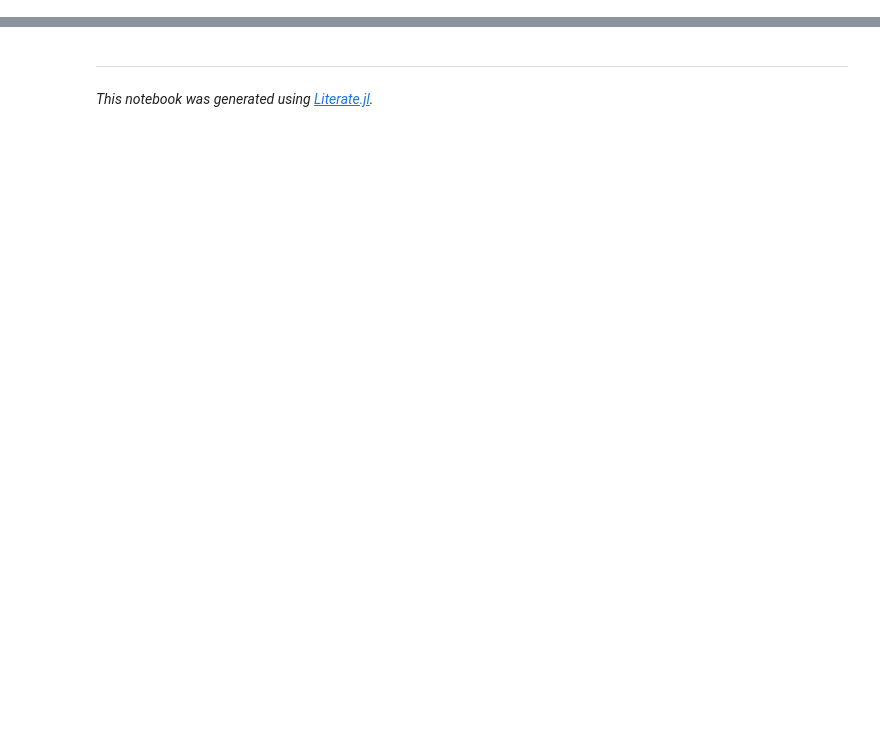
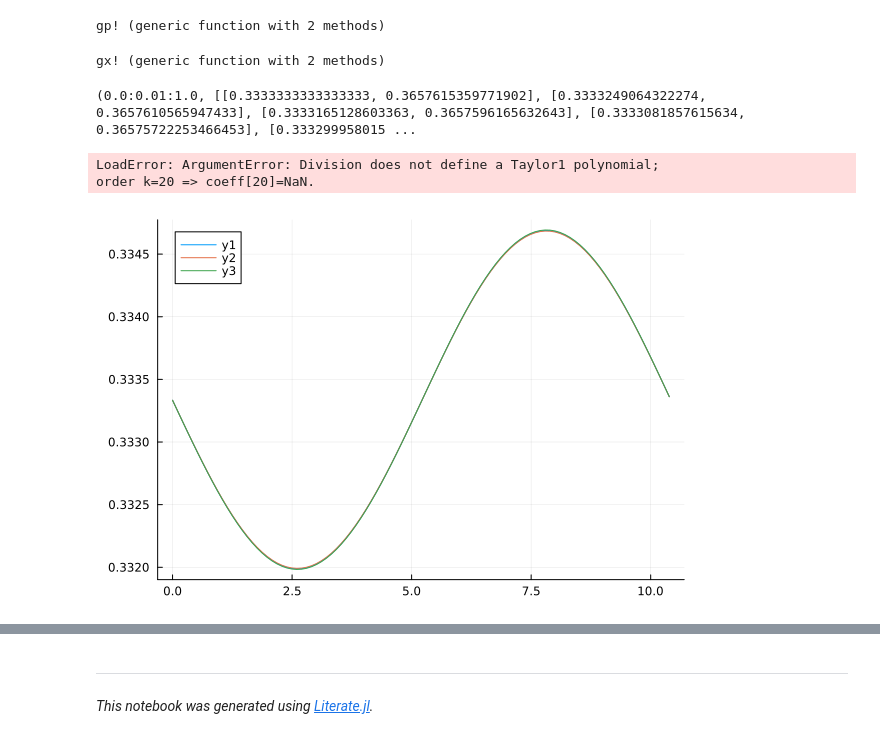
Before and after one commit to LeosEquation/SSFC2024, a Jupyter notebook: examples/Predator-Prey model/Predator-Prey.ipynb, the cells around one changed output, grey strips where cells are left out. Cells and saved outputs as stored; diff of their text form; code cells hidden in the pictures; blank space fills up the shorter version.

```diff
--- a/examples/Predator-Prey model/Predator-Prey.ipynb
+++ b/examples/Predator-Prey model/Predator-Prey.ipynb
@@ -118,0 +229,15 @@ end
+# %%
+function gp!(dx,x,p,t)
+    if typeof(p) == Float64
+        h = (1.e-16)^(1/3) * norm(p)
+    else
+        h = (1.e-16)^(1/3) * norm(p(0.0))
+    end
+    dx_b = copy(x)
+    g!(dx_b,x,p-h,t)
+    dx_f = copy(x)
+    g!(dx_f,x,p+h,t)
+
+    dx .= (dx_f - dx_b) / (2*h)
+
+end
@@ -118,0 +262,49 @@ end
+# %%
+function gp!(dx::Vector{Taylor1},x::Vector{Taylor1},p,t)
+    s = Taylor1(2)
+    r = Taylor1([0.0,0.0],2)
+    g!(dx,x(0.0)+r,p+s,t+r)
+    dx = copy(derivative.(dx)(0.0))
+end
+# %% [output]
+gp! (generic function with 2 methods)
+# %%
+function gx!(dx::Vector{Taylor1{Float64}},x::Vector{Taylor1{Float64}},p,t)
+    r = Taylor1([0.0,0.0],2)
+    g!(dx,x,p+r,t+r)
+    dx = copy(derivative.(dx)(0.0))
+end
+# %% [output]
+gx! (generic function with 2 methods)
+# %%
+Time, X = integracion_taylor(g!,x,0.0,1.0,20,1.e-20,p; Nt = 100)
+Time, Jp = integracion_taylor(gp!,x,0.0,1.0,20,1.e-20,p; Nt = 100)
+Time, Jx = integracion_taylor(gx!,x,0.0,1.0,20,1.e-20,p; Nt = 100)
+# %% [output]
+(0.0:0.01:1.0, [[0.3333333333333333, 0.3657615359771902], [0.3333249064322274, 0.3657610565947433], [0.3333165128603363, 0.3657596165632643], [0.3333081857615634, 0.36575722253466453], [0.333299958015 ...
+# %%
+dx = zeros(2)
+g2x!(dx,x,p,0.0)
+integracion_taylor(g2x!,x,0.0,1.0,20,1.e-20,p; Nt = 100)
+# %% [output]
+LoadError: ArgumentError: Division does not define a Taylor1 polynomial;
+order k=20 => coeff[20]=NaN.
+# %%
+Time, X = integracion_taylor(g!,x,0.0,1.0,20,1.e-20,p; Nt = 100)
+Time, Jp = integracion_taylor(gp!,x,0.0,1.0,20,1.e-20,p; Nt = 100)
+Jx = [zeros(2,2) for i in Time]
+for i in 1:length(Time)
+    dx = zeros(2)
+    f!(dx,X[i],p,Time[i])
+    for j in 1:2
+        for k in 1:2
+            J[i][j,k] = dx[j]/dx[k]
+        end
+    end
+end
+
+Time, JT = integracion_taylor(f!,x,0.0,1.0,20,1.e-20,p; Nt = 100);
+# %%
+plot(Time, [[i[1] for i in X],[i[1] for i in Xb],[i[1] for i in Xf]])
+# %% [output]
+[figure, added]
```
Also changed, not shown: parts of 19 cells of this notebook.
